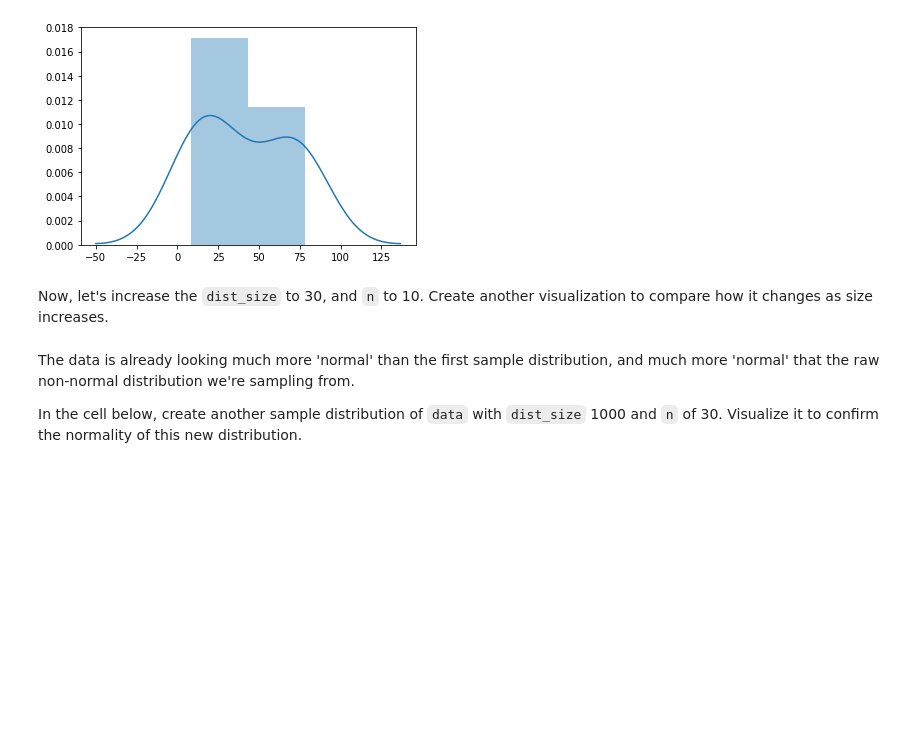
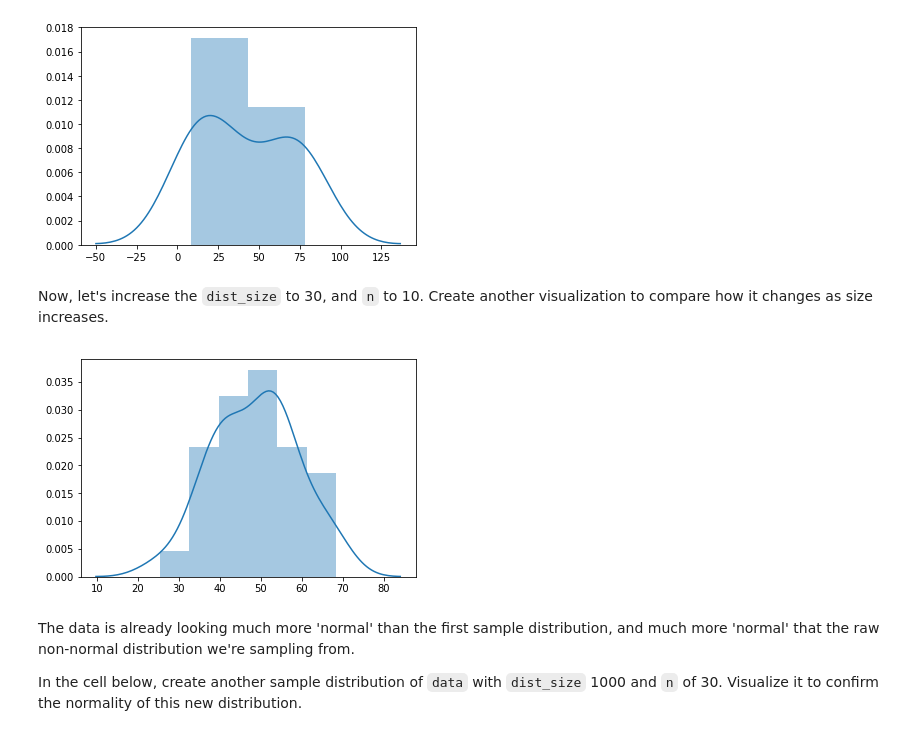
Before and after one commit to glemmon3/dsc-central-limit-theorem-lab-nyc-ds-career-042219, a Jupyter notebook: index.ipynb, the cells around one changed output. Cells and saved outputs as stored; diff of their text form; code cells hidden in the pictures; blank space fills up the shorter version.

```diff
--- a/index.ipynb
+++ b/index.ipynb
@@ -121,6 +121,11 @@ sns.distplot(sample_dist_10);
 [figure]
 # %% [markdown]
 Now, let's increase the `dist_size` to 30, and `n` to 10.  Create another visualization to compare how it changes as size increases.
+# %%
+sample_dist_30 = create_sample_distribution(data, 30, 10)
+sns.distplot(sample_dist_30);
+# %% [output]
+[figure, added]
 # %% [markdown]
 The data is already looking much more 'normal' than the first sample distribution, and much more 'normal' that the raw non-normal distribution we're sampling from.
 
```
